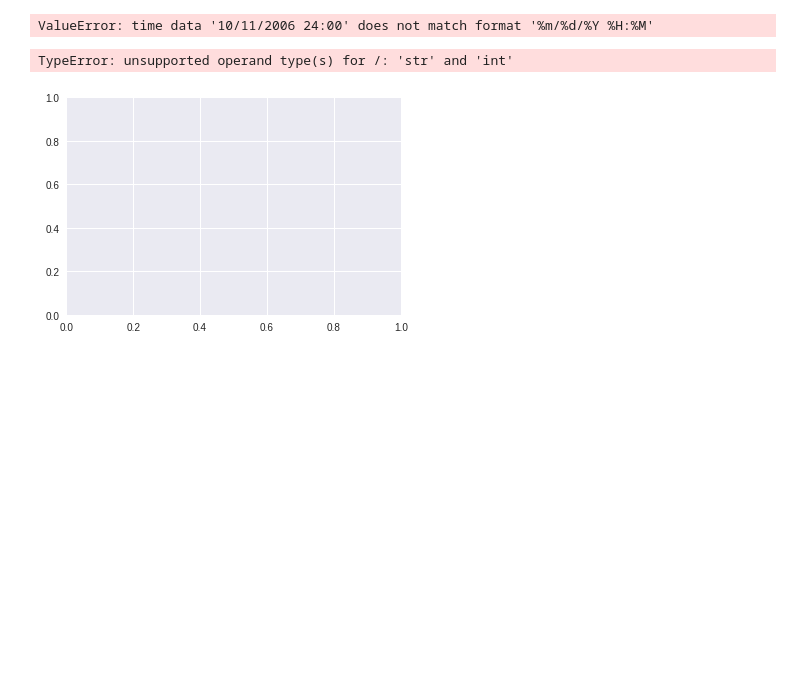
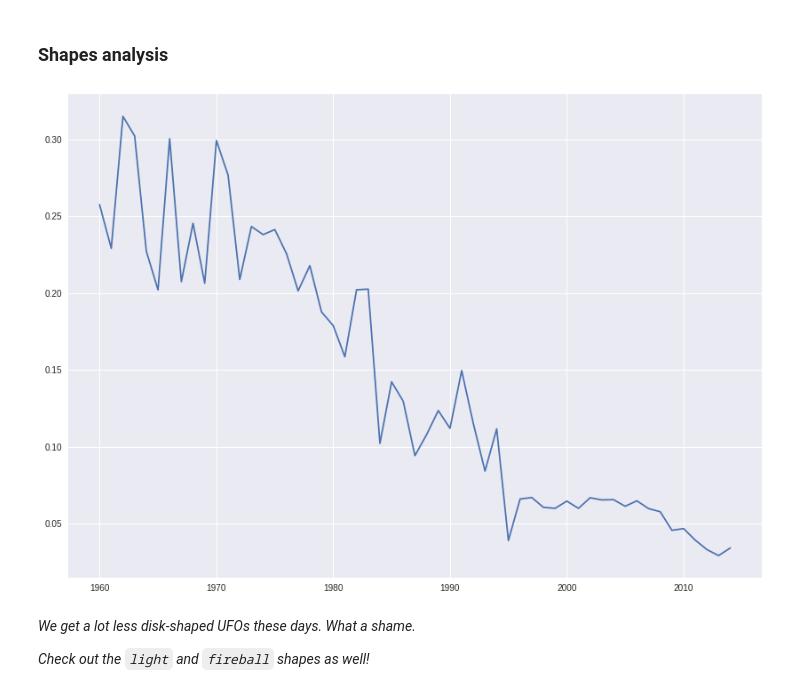
Before and after one commit to shahamran/needle, a Jupyter notebook: Aliens.ipynb, the cells around one changed output. Saved outputs shown, nothing was run; the diff lists cells and outputs as text; code cells hidden in the pictures; blank space fills up the shorter version.

Commit message:
finish shape ~ time thingy

```diff
--- a/Aliens.ipynb
+++ b/Aliens.ipynb
@@ -30,21 +42,56 @@ data.head()
 | 2 | 10/10/1955 17:00 | chester (uk/england) | NaN | gb | circle | 20 | 20 seconds | Green/Orange circular disc over C... | ... |
 | 3 | 10/10/1956 21:00 | edna | tx | us | circle | 20 | 1/2 hour | My older brother and twin sister ... | ... |
 | 4 | 10/10/1960 20:00 | kaneohe | hi | us | light | 900 | 15 minutes | AS a Marine 1st Lt. flying an FJ4... | ... |
+# %%
+# treat '24:xx' time values as '00:xx'
+def fix_time(d):
+    return re.sub(*FIX_TIME_REGEX, d)
+
+# parse datetime
+dates = [dt.datetime.strptime(fix_time(d), DATE_FORMAT)
+         for d in data[DATETIME]]
+
+# split datetime column to multiple columns
+data[DAY] = [d.day for d in dates]
+data[MONTH] = [d.month for d in dates]
+data[YEAR] = [d.year for d in dates]
+data[TIME] = [d.time() for d in dates]
+# %% [markdown]
+### Shapes analysis
 # %%
 # get unique shapes and time values
 shapes = pd.unique(data[SHAPE])
-shapes_freq = dict()
-dates = pd.unique(data[TIME])
-dates = [dt.datetime.strptime(d, DATE_FORMAT)
-         for d in dates]
-# %% [output]
-ValueError: time data '10/11/2006 24:00' does not match format '%m/%d/%Y %H:%M'
-# %%
-@interact(variable=shapes.tolist())
-def plot_histogram(variable):
-    variable = data.loc[data[SHAPE] == variable, SHAPE]
-    sns.distplot(variable, kde=False)
-    return
-# %% [output]
-TypeError: unsupported operand type(s) for /: 'str' and 'int'
-[figure, removed]
+# %%
+# get the distribution of each shape for every year
+years = np.unique(data[YEAR])
+def get_shape_distribution(shape, data):
+    return len(data.loc[data[SHAPE] == shape, SHAPE]) / len(data)
+
+shapes_dist = pd.DataFrame(columns=shapes, index=years)
+for year in years:
+    year_data = data.loc[data[YEAR] == year, :]
+    shapes_distributions = {shape: get_shape_distribution(shape, year_data)
+                            for shape in shapes}
+    shapes_dist.loc[year, :] = shapes_distributions
+# %%
+shapes_selection = {shape: False for shape in shapes}
+
+@interact(from_time=[min(years), max(years)],
+          to_time=[min(years), max(years)],
+          shape=shapes.tolist())
+def plot_shape_distributions(from_time=1960,
+                              to_time=2014,
+                              shape='disk'):
+    plt.figure(figsize=(14, 10))
+    to_time = max(from_time, to_time)
+    x = years[(years >= from_time) & (years <= to_time)]
+    y = shapes_dist.loc[x, shape]
+    y = y.replace(0, np.nan).dropna()
+    x = [year for year in x if year in y.index]
+    plt.plot(x, y)
+# %% [output]
+[figure, added]
+# %% [markdown]
+_We get a lot less disk-shaped UFOs these days. What a shame._
+
+_Check out the `light` and `fireball` shapes as well!_
```
Also changed, not shown: parts of 6 cells of this notebook.
